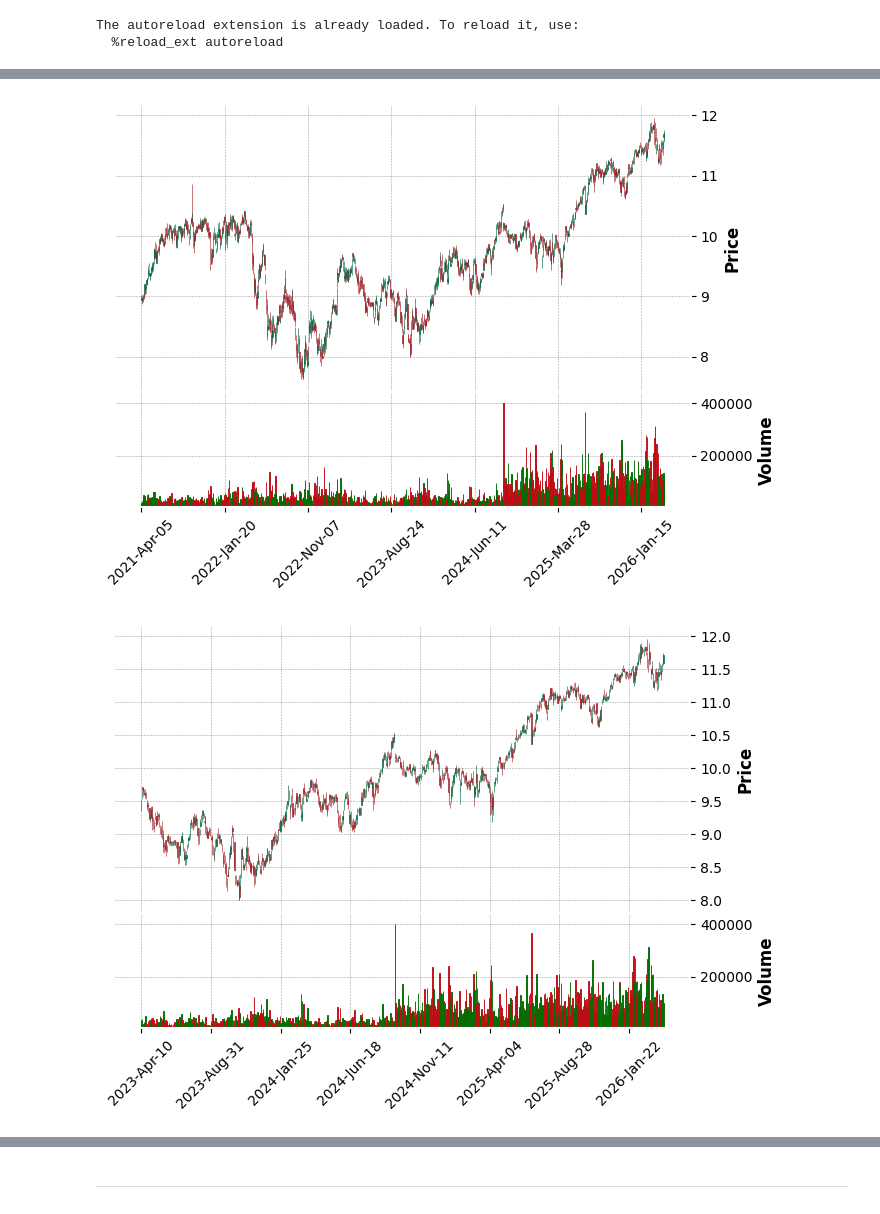
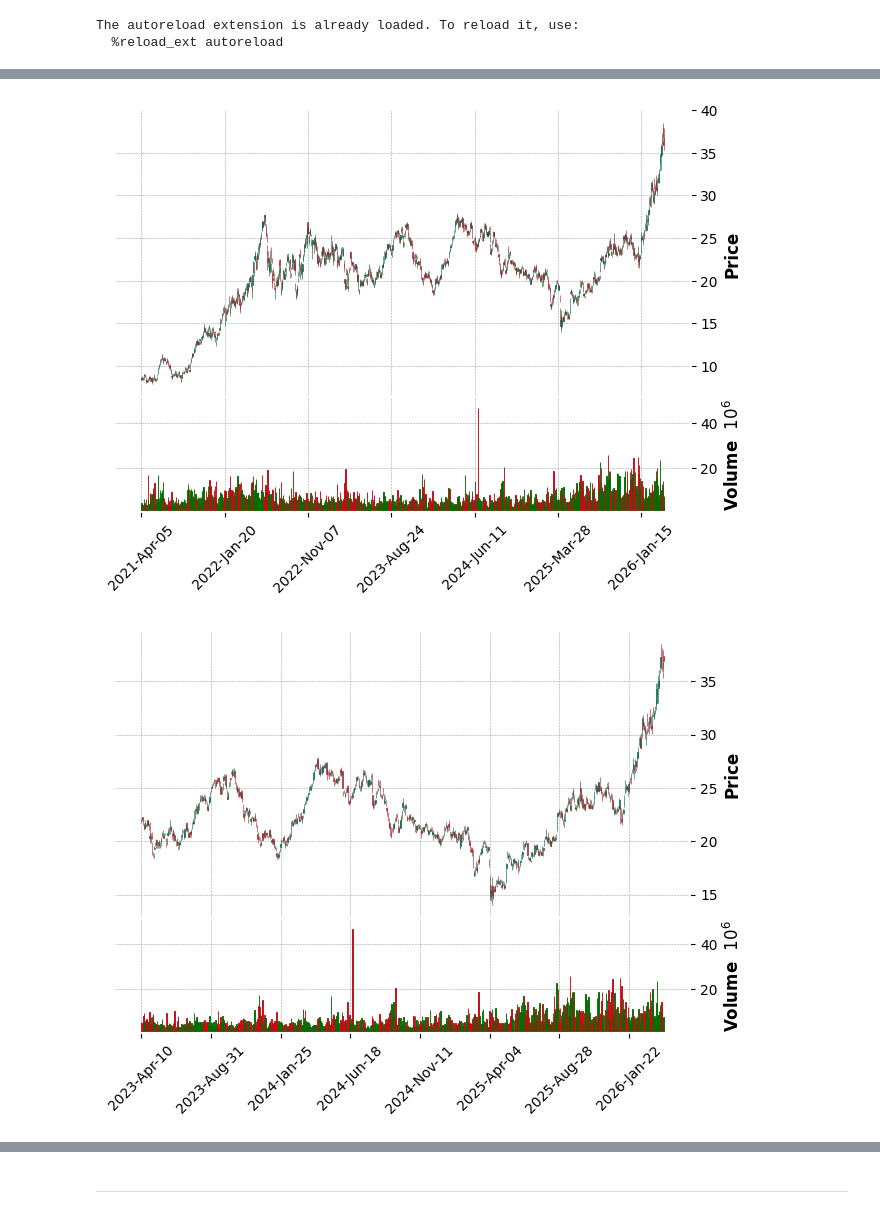
Before and after one commit to hodge-py/Quatro_Models, a Jupyter notebook: main.ipynb, the cells around one changed output, grey strips where cells are left out. Cells and saved outputs as stored; diff of their text form; code cells hidden in the pictures.

```diff
--- a/main.ipynb
+++ b/main.ipynb
@@ -10,33 +10,33 @@ from fundamentals import Fundamentals
 import numpy as np
 from itables import init_notebook_mode, options
 import seaborn as sns
 import matplotlib.pyplot as plt
 import yfinance as yf
 import datetime as dt
 import mplfinance as mpf
 import ipynbname
 
 
 init_notebook_mode(all_interactive=True)
 options.style = "table-layout:auto; width:50%;"
 plt.style.use('dark_background')
 pd.set_option('display.float_format', '{:.2f}'.format)
 
 # Setup client
 # ASIX
 name = ipynbname.name().strip('.ipynb').upper()
 thirtyday = dt.datetime.now() - dt.timedelta(days=90)
-stockName = 'AI.TO'.upper()
+stockName = 'CVE.TO'.upper()
 Fun = Fundamentals(stockName)
 
 historical = Fun.get_history()
 historical.columns = historical.columns.get_level_values(0)
 mpf.plot(historical, type='candle', style='charles',volume=True,warn_too_much_data=10000000)
 mpf.plot(historical.iloc[-750:], type='candle', style='charles',volume=True,warn_too_much_data=10000000)
 mpf.plot(historical.iloc[-90:], type='candle', style='charles',volume=True)
 # %% [output]
 The autoreload extension is already loaded. To reload it, use:
   %reload_ext autoreload
 [interactive output not drawn]
-[figure, old version]
+[figure, new version]
-[figure, old version]
+[figure, new version]
```
Also changed, not shown: parts of 11 cells of this notebook, 2 other files.
